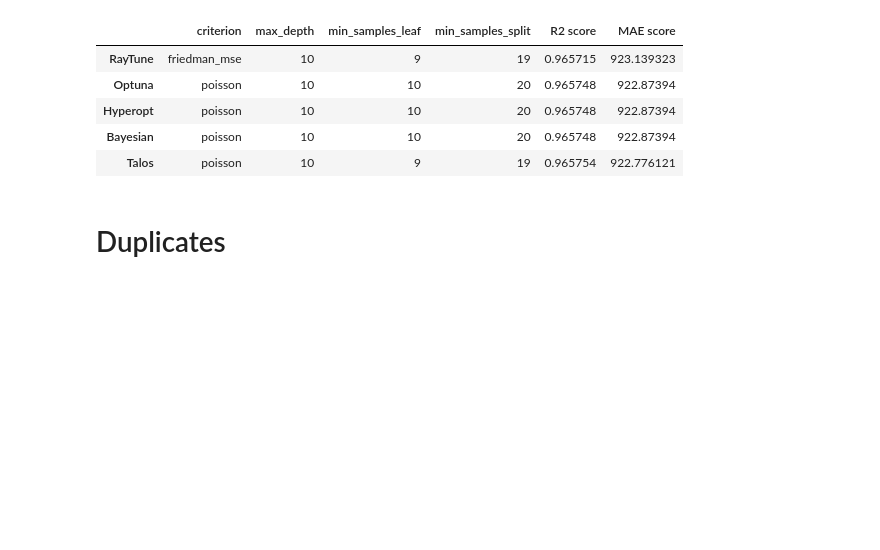
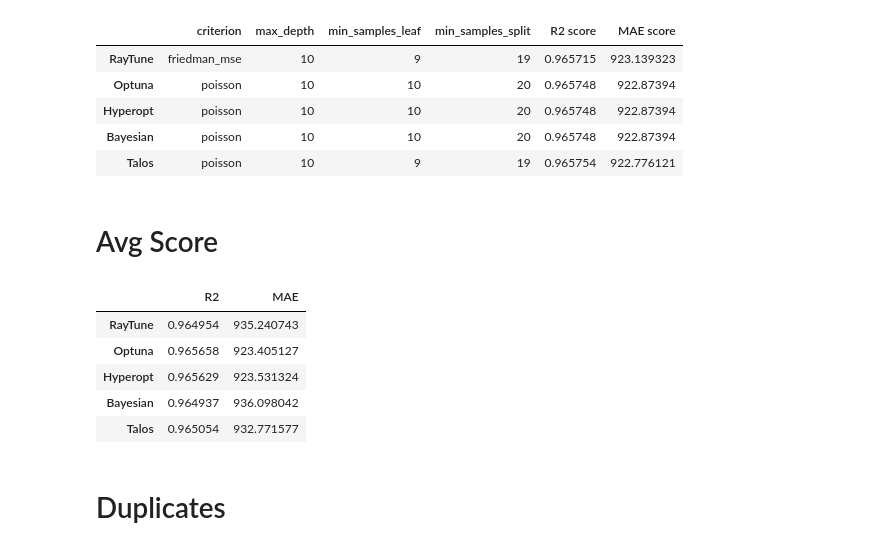
Before and after one commit to Renhas/Framework-Analysis, a Jupyter notebook: notebooks/Analysis.ipynb, the cells around one changed output. Saved outputs shown, nothing was run; the diff lists cells and outputs as text; code cells hidden in the pictures; blank space fills up the shorter version.

```diff
--- a/notebooks/Analysis.ipynb
+++ b/notebooks/Analysis.ipynb
@@ -190,3 +163,5 @@ best_results
 | Hyperopt | poisson | 10 | 10 | 20 | 0.965748 | 922.87394 |
 | Bayesian | poisson | 10 | 10 | 20 | 0.965748 | 922.87394 |
 | Talos | poisson | 10 | 9 | 19 | 0.965754 | 922.776121 |
+# %% [markdown]
+# Avg Score
@@ -193,3 +176,13 @@ best_results
+# %%
+avg_score = pd.DataFrame(avg_score).transpose()
+avg_score
+# %% [output]
+|  | R2 | MAE |
+| RayTune | 0.964954 | 935.240743 |
+| Optuna | 0.965658 | 923.405127 |
+| Hyperopt | 0.965629 | 923.531324 |
+| Bayesian | 0.964937 | 936.098042 |
+| Talos | 0.965054 | 932.771577 |
 # %% [markdown]
 # Duplicates
 # %%
```
Also changed, not shown: parts of 22 cells of this notebook, 6 other files.
